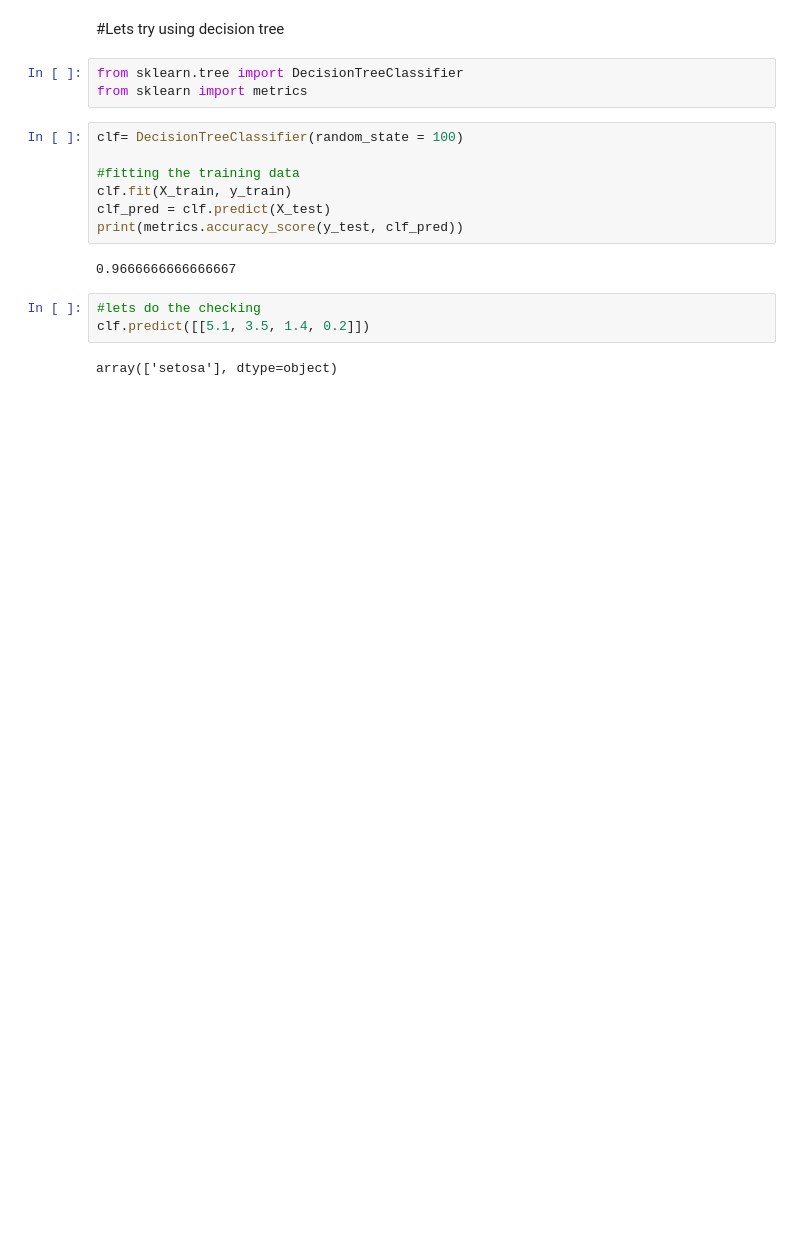
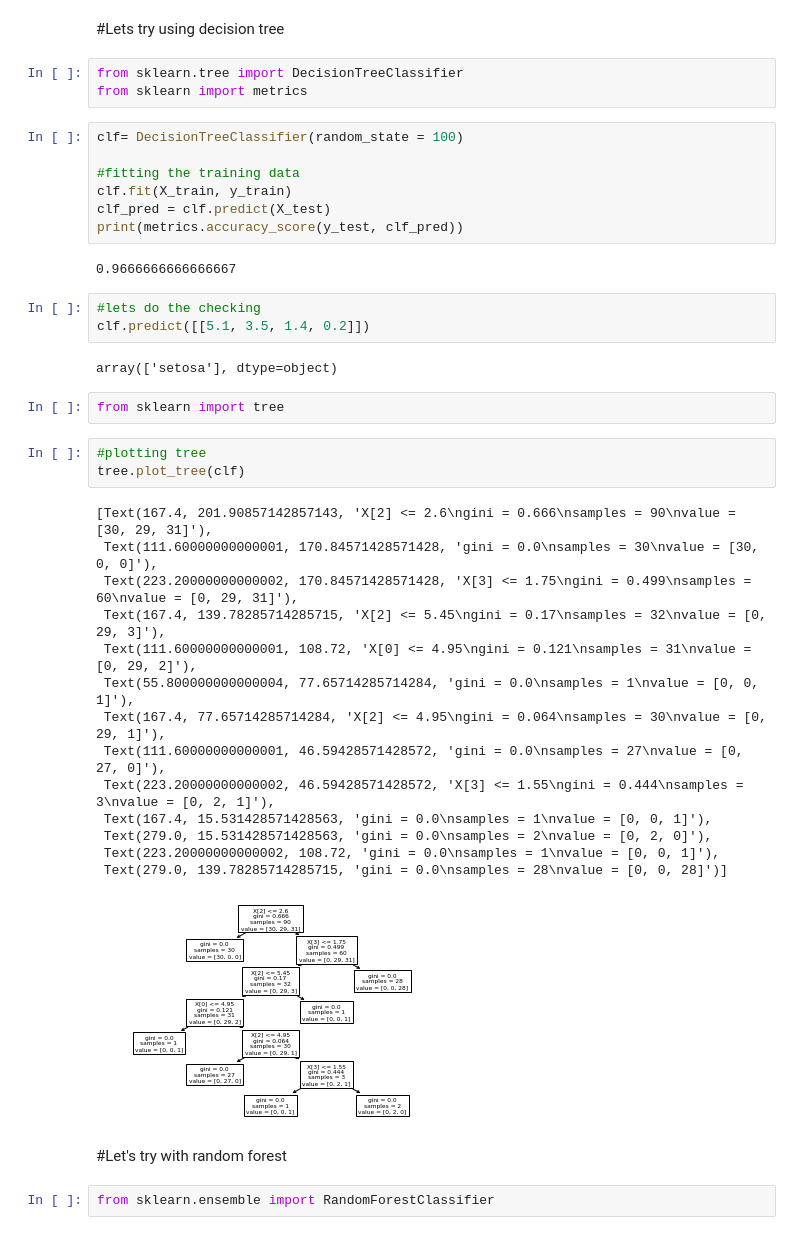
Before and after one commit to Ravikumar10593-hub/15daybootcamp, a Jupyter notebook: Iris_data_set_logistic_regression.ipynb, the cells around one changed output. Cells and saved outputs as stored; diff of their text form; blank space fills up the shorter version.

```diff
--- a/Iris_data_set_logistic_regression.ipynb
+++ b/Iris_data_set_logistic_regression.ipynb
@@ -168,3 +168,27 @@ print(metrics.accuracy_score(y_test, clf_pred))
 clf.predict([[5.1, 3.5, 1.4, 0.2]])
 # %% [output]
 array(['setosa'], dtype=object)
+# %%
+from sklearn import tree
+# %%
+#plotting tree
+tree.plot_tree(clf)
+# %% [output]
+[Text(167.4, 201.90857142857143, 'X[2] <= 2.6\ngini = 0.666\nsamples = 90\nvalue = [30, 29, 31]'),
+ Text(111.60000000000001, 170.84571428571428, 'gini = 0.0\nsamples = 30\nvalue = [30, 0, 0]'),
+ Text(223.20000000000002, 170.84571428571428, 'X[3] <= 1.75\ngini = 0.499\nsamples = 60\nvalue = [0, 29, 31]'),
+ Text(167.4, 139.78285714285715, 'X[2] <= 5.45\ngini = 0.17\nsamples = 32\nvalue = [0, 29, 3]'),
+ Text(111.60000000000001, 108.72, 'X[0] <= 4.95\ngini = 0.121\nsamples = 31\nvalue = [0, 29, 2]'),
+ Text(55.800000000000004, 77.65714285714284, 'gini = 0.0\nsamples = 1\nvalue = [0, 0, 1]'),
+ Text(167.4, 77.65714285714284, 'X[2] <= 4.95\ngini = 0.064\nsamples = 30\nvalue = [0, 29, 1]'),
+ Text(111.60000000000001, 46.59428571428572, 'gini = 0.0\nsamples = 27\nvalue = [0, 27, 0]'),
+ Text(223.20000000000002, 46.59428571428572, 'X[3] <= 1.55\ngini = 0.444\nsamples = 3\nvalue = [0, 2, 1]'),
+ Text(167.4, 15.531428571428563, 'gini = 0.0\nsamples = 1\nvalue = [0, 0, 1]'),
+ Text(279.0, 15.531428571428563, 'gini = 0.0\nsamples = 2\nvalue = [0, 2, 0]'),
+ Text(223.20000000000002, 108.72, 'gini = 0.0\nsamples = 1\nvalue = [0, 0, 1]'),
+ Text(279.0, 139.78285714285715, 'gini = 0.0\nsamples = 28\nvalue = [0, 0, 28]')]
+[figure, added]
+# %% [markdown]
+#Let's try with random forest
+# %%
+from sklearn.ensemble import RandomForestClassifier
```
Also changed, not shown: parts of 1 cell of this notebook.
